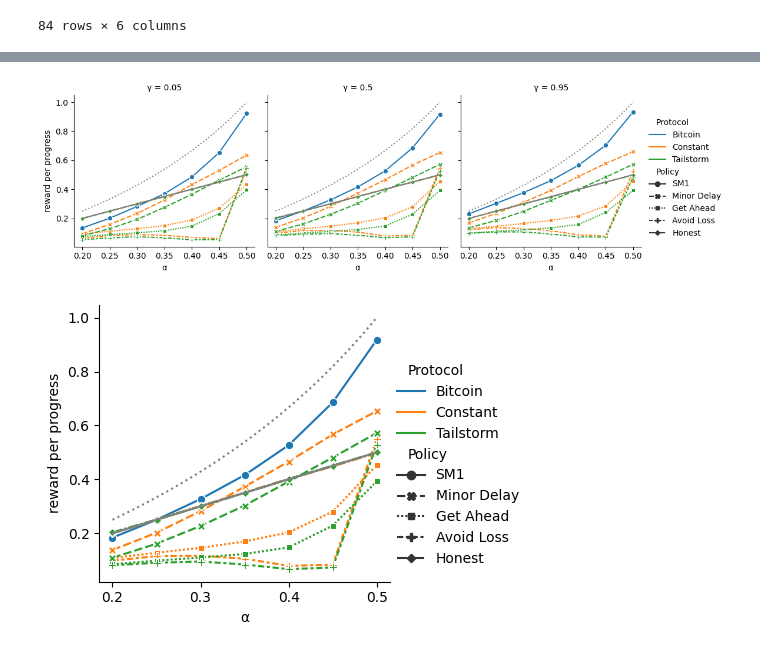
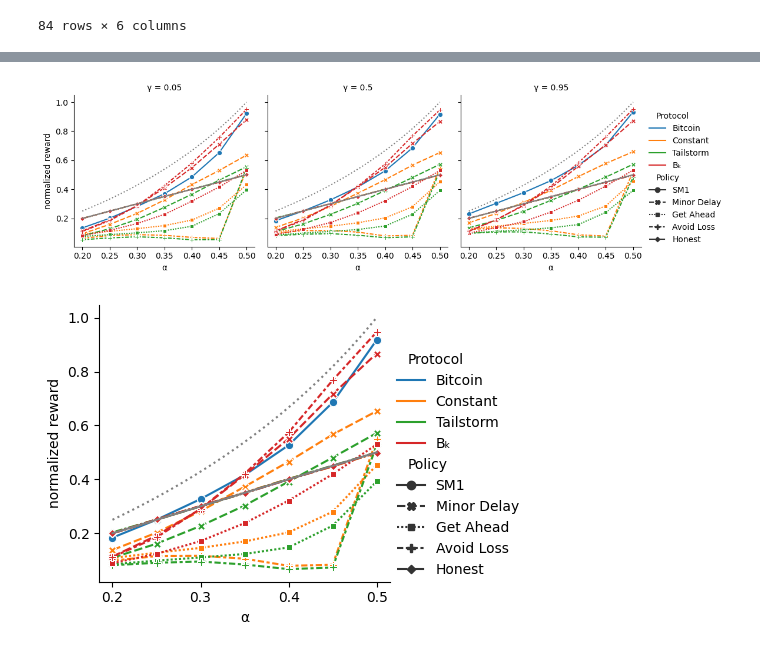
Before and after one commit to pkel/cpr, a Jupyter notebook: experiments/rl-eval/hard-coded-condensed.ipynb, the cells around one changed output, grey strips where cells are left out. Saved outputs shown, nothing was run; the diff lists cells and outputs as text; code cells hidden in the pictures.

Commit message:
Apply Tailstorm hard-coded policies to Bk and evaluate

```diff
--- a/experiments/rl-eval/hard-coded-condensed.ipynb
+++ b/experiments/rl-eval/hard-coded-condensed.ipynb
@@ -134,6 +133,6 @@ points
 # %%
-subset = points.query('family != "bk"')
-subset = subset.query('family != "nakamoto" or policy == "sapirshtein-2016-sm1"')
+# subset = points.query('family != "bk"')
+subset = points.query('family != "nakamoto" or policy == "sapirshtein-2016-sm1"')
 
 
 # Some renaming for the paper
@@ -144,7 +143,9 @@ def humProtocol(x):
         return "Tailstorm"
     if x == "tailstorm-8-constant":
         return "Constant"
-    return x
+    if x == "bk-8":
+        return "Bₖ"
+    raise ValueError(f"unknown protocol: {x}")
 
 
 def humPolicy(x):
@@ -159,14 +160,15 @@ def humPolicy(x):
         return "Minor Delay"
     if x == "honest":
         return "Honest"
-    return x
+    raise ValueError(f"unknown policy: {x}")
 
 
-subset["Protocol"] = subset.protocol.map(humProtocol)
+subset = subset.assign(
+    Protocol=subset.protocol.map(humProtocol), Policy=subset.policy.map(humPolicy)
+)
 subset.Protocol = pd.Categorical(
-    subset.Protocol, categories=["Bitcoin", "Constant", "Tailstorm"]
+    subset.Protocol, categories=["Bitcoin", "Constant", "Tailstorm", "Bₖ"]
 )
-subset["Policy"] = subset.policy.map(humPolicy)
 subset.Policy = pd.Categorical(
     subset.Policy,
     categories=["SM1", "Minor Delay", "Get Ahead", "Avoid Loss", "Honest"],
@@ -186,7 +188,7 @@ fig = sns.relplot(
     height=3.5,
     aspect=1,
 )
-fig.set(ylabel="reward per progress")
+fig.set(ylabel="normalized reward")
 for ax in fig.axes.flatten():
     alpha = np.linspace(min(points.alpha), max(points.alpha), 20)
     ax.plot(alpha, alpha, linestyle="solid", color="gray")
@@ -201,32 +203,32 @@ fig.savefig(
     pad_inches=0,
 )
 # %% [output]
-[figure, old version]
+[figure, new version]
 # %%
 fig = sns.relplot(
     kind="line",
     data=subset.query("gamma == 0.5"),
     y="rpp_mean",
     x="α",
     hue="Protocol",
     style="Policy",
     markers=True,
     height=3.5,
     aspect=1.1,
 )
-fig.set(ylabel="reward per progress")
+fig.set(ylabel="normalized reward")
 for ax in fig.axes.flatten():
     alpha = np.linspace(min(points.alpha), max(points.alpha), 20)
     ax.plot(alpha, alpha, linestyle="solid", color="gray")
     ax.plot(alpha, alpha / (1 - alpha), linestyle="dotted", color="gray")
 
 
 fig.savefig(
     "reward_per_progress_hard_coded_gamma50.png",
     dpi=600,
     bbox_inches="tight",
     transparent=True,
     pad_inches=0,
 )
 # %% [output]
-[figure, old version]
+[figure, new version]
```
Also changed, not shown: parts of 2 cells of this notebook, 7 other files.
